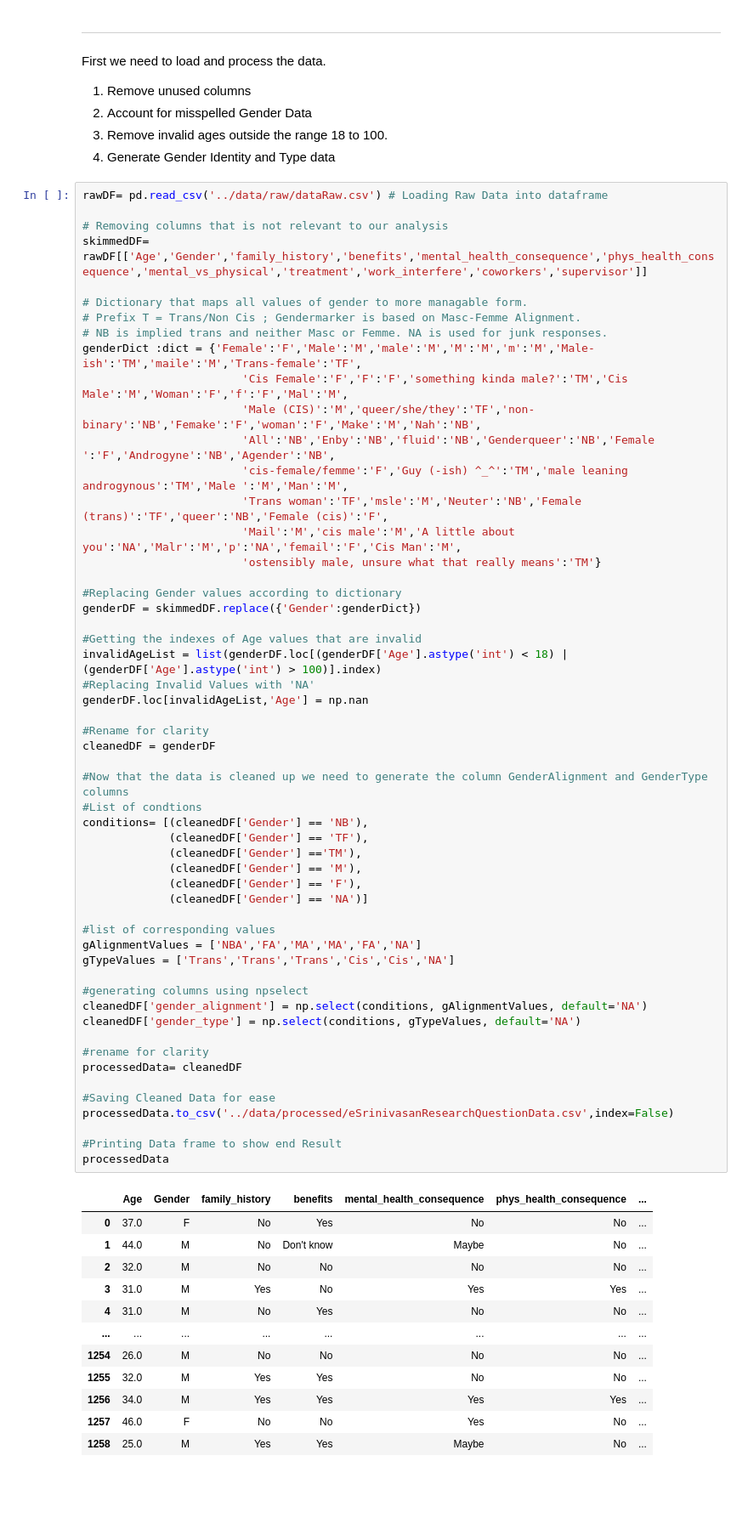
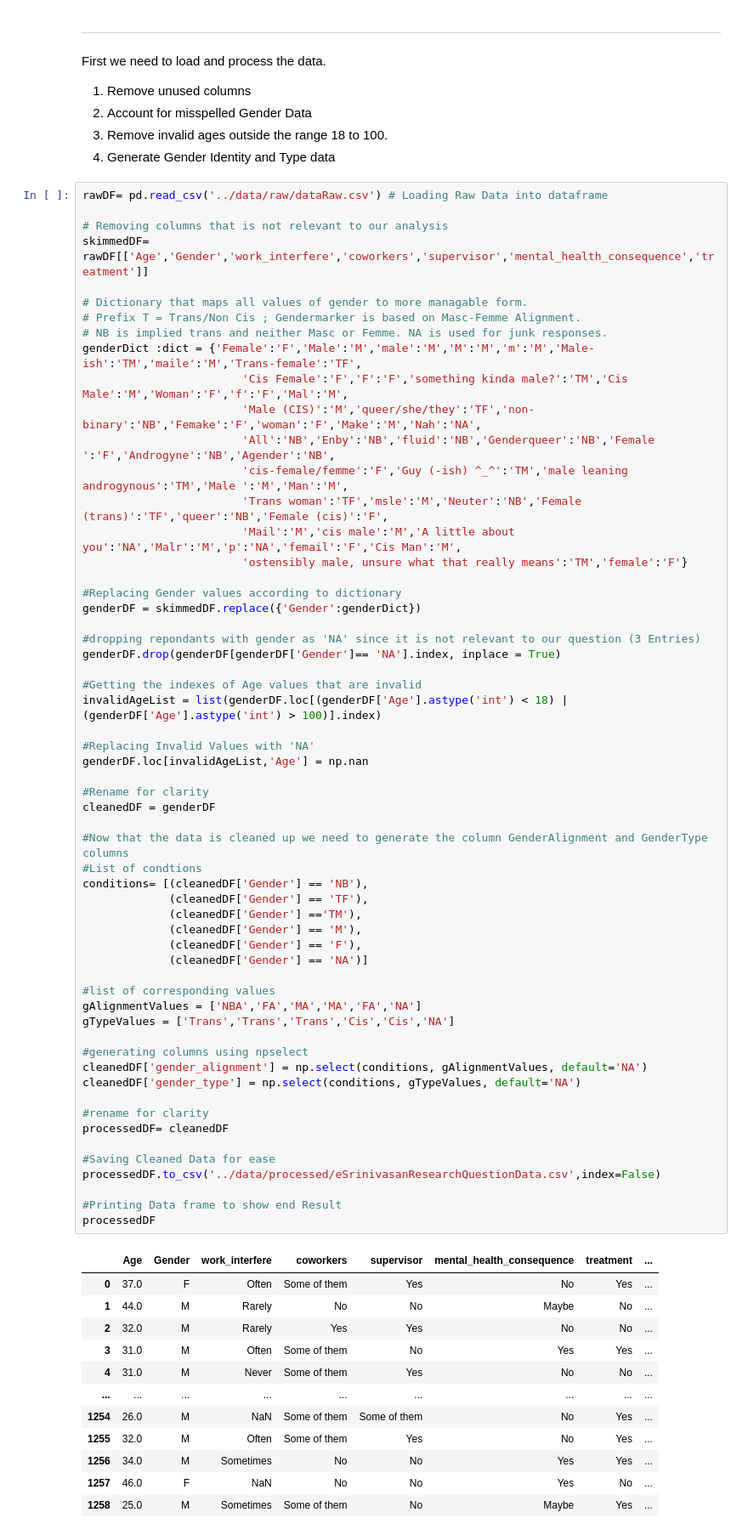
Before and after one commit to ubco-W2022T1-cosc301/project-group06, a Jupyter notebook: notebooks/analysis3.ipynb, the cells around one changed output. Shown at 85% size. Drawn from its saved outputs; the diff is of its cells as text; blank space fills up the shorter version.

```diff
--- a/notebooks/analysis3.ipynb
+++ b/notebooks/analysis3.ipynb
@@ -161,66 +150,70 @@ First we need to load and process the data.
 rawDF= pd.read_csv('../data/raw/dataRaw.csv') # Loading Raw Data into dataframe
 
 # Removing columns that is not relevant to our analysis
-skimmedDF= rawDF[['Age','Gender','family_history','benefits','mental_health_consequence','phys_health_consequence','mental_vs_physical','treatment','work_interfere','coworkers','supervisor']]
+skimmedDF= rawDF[['Age','Gender','work_interfere','coworkers','supervisor','mental_health_consequence','treatment']]
 
 # Dictionary that maps all values of gender to more managable form.
 # Prefix T = Trans/Non Cis ; Gendermarker is based on Masc-Femme Alignment.
 # NB is implied trans and neither Masc or Femme. NA is used for junk responses.
 genderDict :dict = {'Female':'F','Male':'M','male':'M','M':'M','m':'M','Male-ish':'TM','maile':'M','Trans-female':'TF',
                         'Cis Female':'F','F':'F','something kinda male?':'TM','Cis Male':'M','Woman':'F','f':'F','Mal':'M',
-                        'Male (CIS)':'M','queer/she/they':'TF','non-binary':'NB','Femake':'F','woman':'F','Make':'M','Nah':'NB',
+                        'Male (CIS)':'M','queer/she/they':'TF','non-binary':'NB','Femake':'F','woman':'F','Make':'M','Nah':'NA',
                         'All':'NB','Enby':'NB','fluid':'NB','Genderqueer':'NB','Female ':'F','Androgyne':'NB','Agender':'NB',
                         'cis-female/femme':'F','Guy (-ish) ^_^':'TM','male leaning androgynous':'TM','Male ':'M','Man':'M',
                         'Trans woman':'TF','msle':'M','Neuter':'NB','Female (trans)':'TF','queer':'NB','Female (cis)':'F',
                         'Mail':'M','cis male':'M','A little about you':'NA','Malr':'M','p':'NA','femail':'F','Cis Man':'M',
-                        'ostensibly male, unsure what that really means':'TM'}
+                        'ostensibly male, unsure what that really means':'TM','female':'F'}
 
 #Replacing Gender values according to dictionary
 genderDF = skimmedDF.replace({'Gender':genderDict})
 
+#dropping repondants with gender as 'NA' since it is not relevant to our question (3 Entries)
+genderDF.drop(genderDF[genderDF['Gender']== 'NA'].index, inplace = True)
+
 #Getting the indexes of Age values that are invalid
 invalidAgeList = list(genderDF.loc[(genderDF['Age'].astype('int') < 18) | (genderDF['Age'].astype('int') > 100)].index)
+
 #Replacing Invalid Values with 'NA'
 genderDF.loc[invalidAgeList,'Age'] = np.nan
 
 #Rename for clarity
 cleanedDF = genderDF
 
 #Now that the data is cleaned up we need to generate the column GenderAlignment and GenderType columns
 #List of condtions
 conditions= [(cleanedDF['Gender'] == 'NB'),
              (cleanedDF['Gender'] == 'TF'),
              (cleanedDF['Gender'] =='TM'),
              (cleanedDF['Gender'] == 'M'),
              (cleanedDF['Gender'] == 'F'),
              (cleanedDF['Gender'] == 'NA')]
 
 #list of corresponding values
 gAlignmentValues = ['NBA','FA','MA','MA','FA','NA']
 gTypeValues = ['Trans','Trans','Trans','Cis','Cis','NA']
 
 #generating columns using npselect
 cleanedDF['gender_alignment'] = np.select(conditions, gAlignmentValues, default='NA')
 cleanedDF['gender_type'] = np.select(conditions, gTypeValues, default='NA')
 
 #rename for clarity
-processedData= cleanedDF
+processedDF= cleanedDF
 
 #Saving Cleaned Data for ease
-processedData.to_csv('../data/processed/eSrinivasanResearchQuestionData.csv',index=False)
+processedDF.to_csv('../data/processed/eSrinivasanResearchQuestionData.csv',index=False)
 
 #Printing Data frame to show end Result
-processedData
+processedDF
 # %% [output]
-|  | Age | Gender | family_history | benefits | mental_health_consequence | phys_health_consequence | ... |
-| 0 | 37.0 | F | No | Yes | No | No | ... |
-| 1 | 44.0 | M | No | Don't know | Maybe | No | ... |
-| 2 | 32.0 | M | No | No | No | No | ... |
-| 3 | 31.0 | M | Yes | No | Yes | Yes | ... |
-| 4 | 31.0 | M | No | Yes | No | No | ... |
-| ... | ... | ... | ... | ... | ... | ... | ... |
-| 1254 | 26.0 | M | No | No | No | No | ... |
-| 1255 | 32.0 | M | Yes | Yes | No | No | ... |
-| 1256 | 34.0 | M | Yes | Yes | Yes | Yes | ... |
-| 1257 | 46.0 | F | No | No | Yes | No | ... |
-| 1258 | 25.0 | M | Yes | Yes | Maybe | No | ... |
+|  | Age | Gender | work_interfere | coworkers | supervisor | mental_health_consequence | treatment | ... |
+| 0 | 37.0 | F | Often | Some of them | Yes | No | Yes | ... |
+| 1 | 44.0 | M | Rarely | No | No | Maybe | No | ... |
+| 2 | 32.0 | M | Rarely | Yes | Yes | No | No | ... |
+| 3 | 31.0 | M | Often | Some of them | No | Yes | Yes | ... |
+| 4 | 31.0 | M | Never | Some of them | Yes | No | No | ... |
+| ... | ... | ... | ... | ... | ... | ... | ... | ... |
+| 1254 | 26.0 | M | NaN | Some of them | Some of them | No | Yes | ... |
+| 1255 | 32.0 | M | Often | Some of them | Yes | No | Yes | ... |
+| 1256 | 34.0 | M | Sometimes | No | No | Yes | Yes | ... |
+| 1257 | 46.0 | F | NaN | No | No | Yes | No | ... |
+| 1258 | 25.0 | M | Sometimes | Some of them | No | Maybe | Yes | ... |
```
Also changed, not shown: parts of 29 cells of this notebook, 2 other files.
